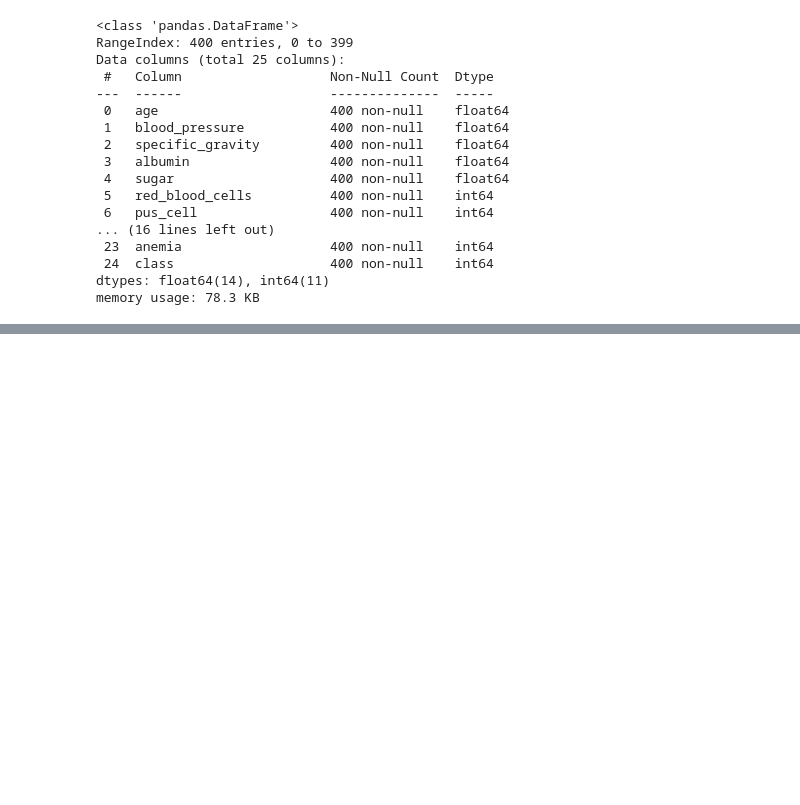
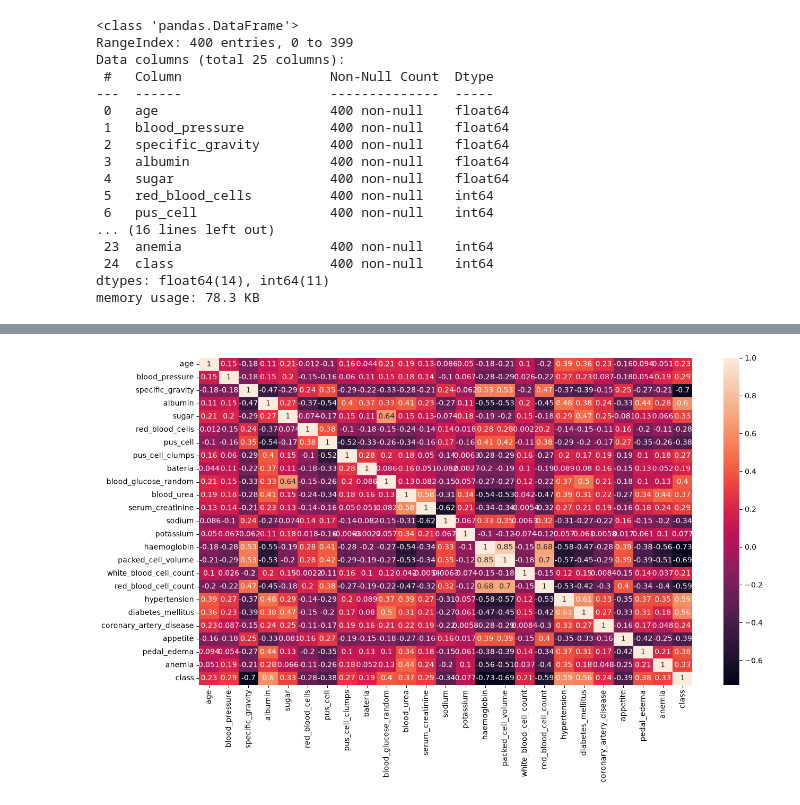
Before and after one commit to VidhunRangaraajan/chronic-kidney-disease-prediction, a Jupyter notebook: notebooks/chronic.ipynb, the cells around one changed output, grey strips where cells are left out. Drawn from its saved outputs; the diff is of its cells as text; code cells hidden in the pictures; blank space fills up the shorter version.

```diff
--- a/notebooks/chronic.ipynb
+++ b/notebooks/chronic.ipynb
@@ -292,0 +309,6 @@ memory usage: 78.3 KB
+# %%
+plt.figure(figsize=(15, 8))
+sns.heatmap(df_data.corr(), annot=True)
+plt.show()
+# %% [output]
+[figure, added]
```
Also changed, not shown: parts of 3 cells of this notebook.
